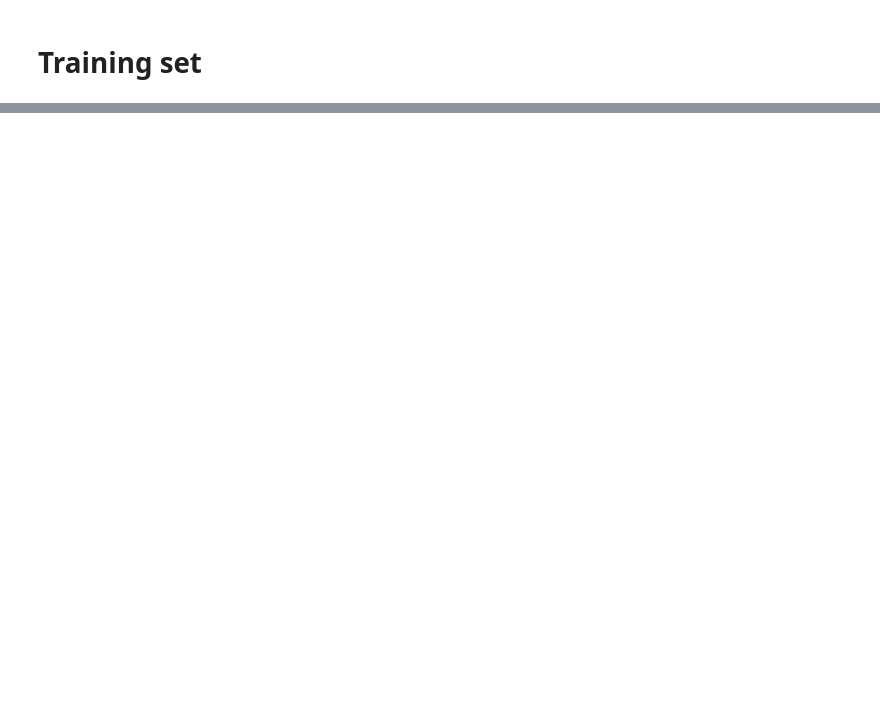
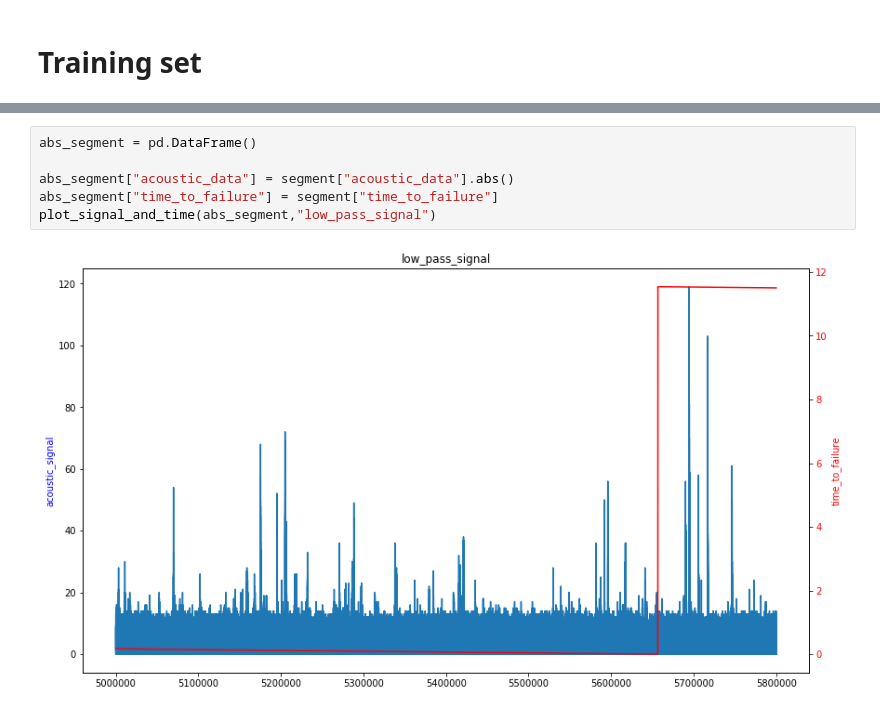
Before and after one commit to rszymani/kaggle-LANL-Earthquake-Prediction, a Jupyter notebook: EDA.ipynb, the cells around one changed output, grey strips where cells are left out. Drawn from its saved outputs; the diff is of its cells as text; blank space fills up the shorter version.

```diff
--- a/EDA.ipynb
+++ b/EDA.ipynb
@@ -99,0 +41,8 @@ plt.plot(test_ex_df1["acoustic_data"])
+# %%
+abs_segment = pd.DataFrame()
+
+abs_segment["acoustic_data"] = segment["acoustic_data"].abs()
+abs_segment["time_to_failure"] = segment["time_to_failure"]
+plot_signal_and_time(abs_segment,"low_pass_signal")
+# %% [output]
+[figure, added]
```
Also changed, not shown: parts of 19 cells of this notebook.
